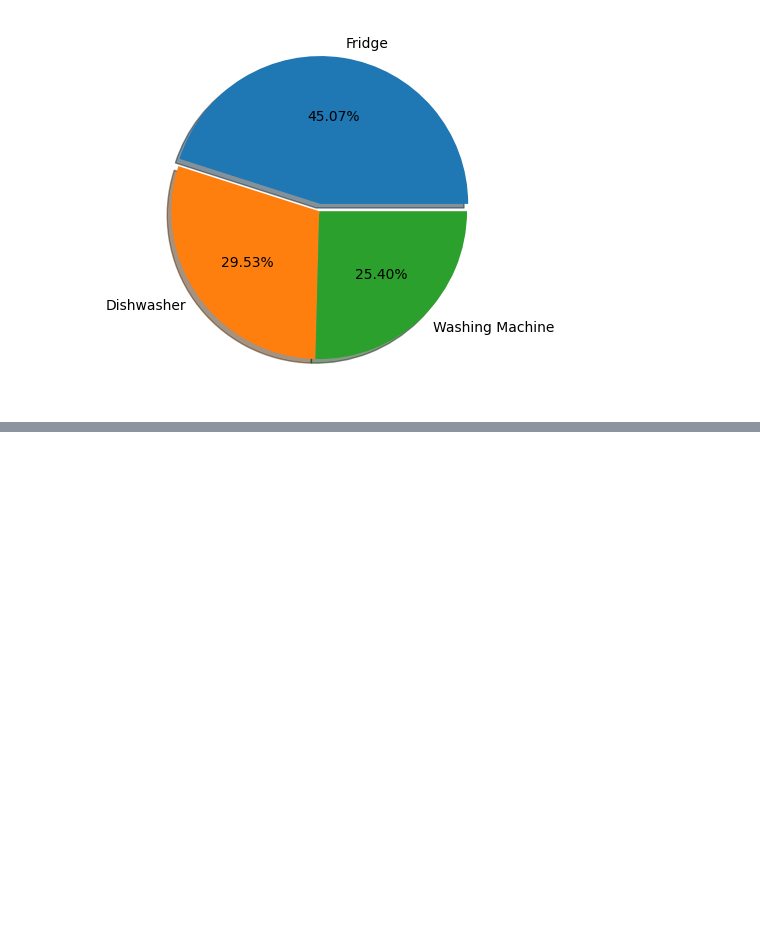
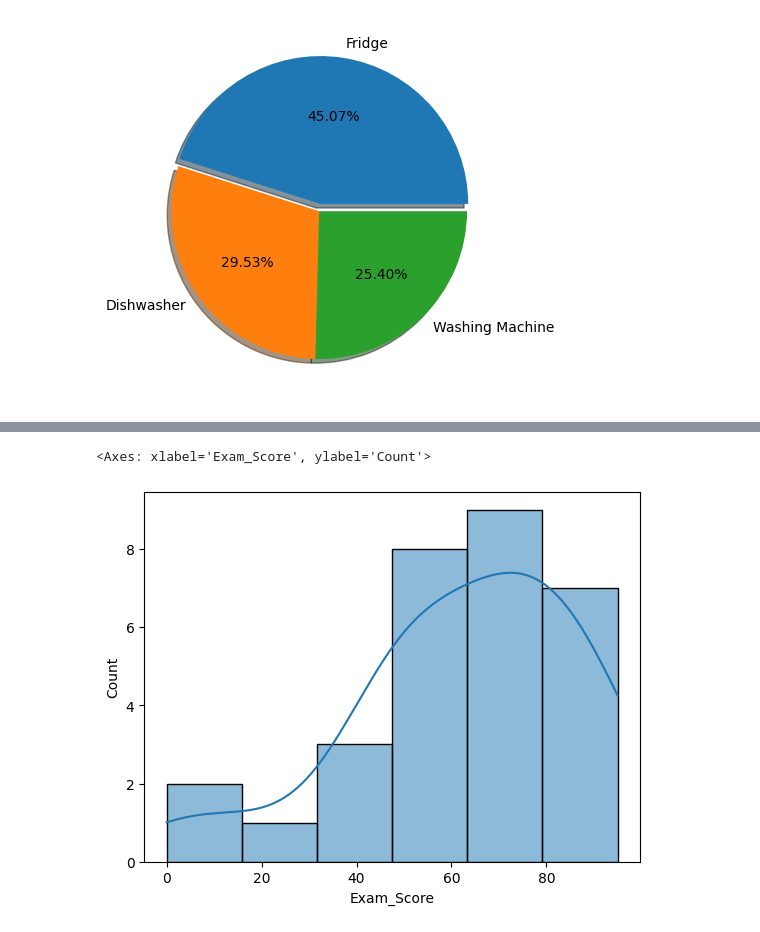
Before and after one commit to mateuslopes92/AI, a Jupyter notebook: matplot_and_seaborn/data_vizualization.ipynb, the cells around one changed output, grey strips where cells are left out. Cells and saved outputs as stored; diff of their text form; code cells hidden in the pictures; blank space fills up the shorter version.

```diff
--- a/matplot_and_seaborn/data_vizualization.ipynb
+++ b/matplot_and_seaborn/data_vizualization.ipynb
@@ -47,0 +70,8 @@ plt.show()
+# %%
+# using seaborn
+import seaborn as sns
+
+sns.histplot(df_score["Exam_Score"], kde=True)
+# %% [output]
+<Axes: xlabel='Exam_Score', ylabel='Count'>
+[figure, added]
```
Also changed, not shown: parts of 6 cells of this notebook, 4 other files.
